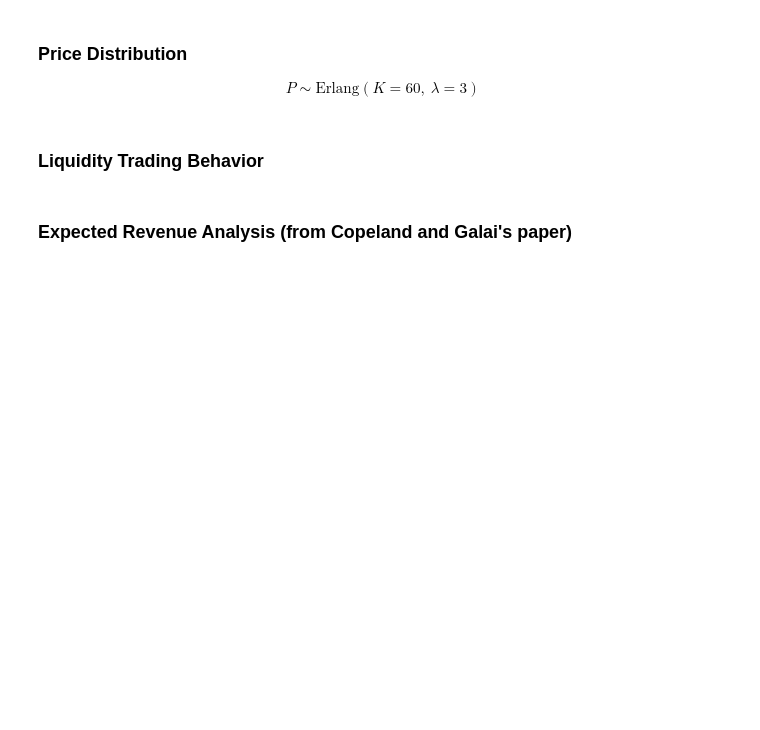
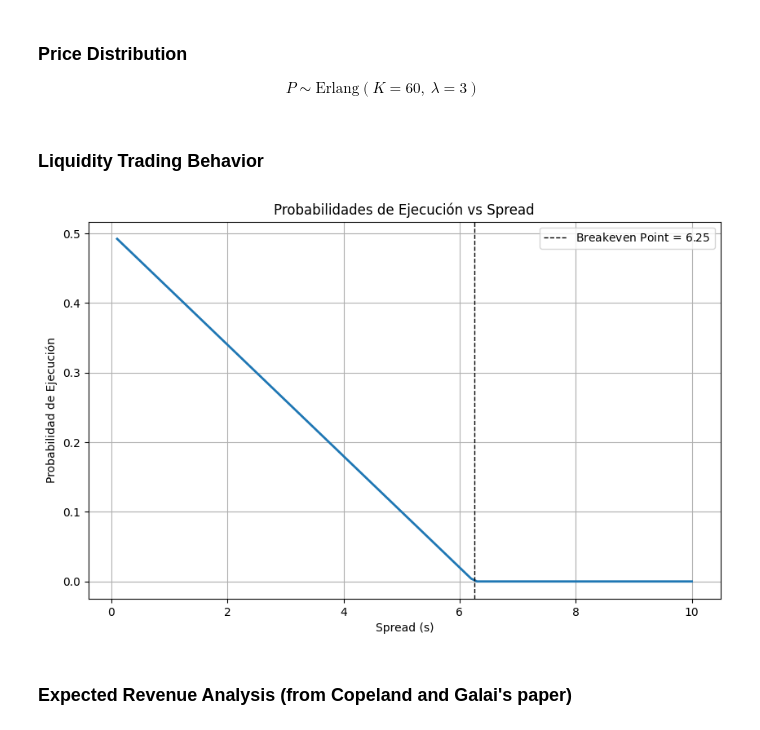
Before and after one commit to Alastor1562/TRADING_2026, a Jupyter notebook: Proyectos/P1.ipynb, the cells around one changed output. Drawn from its saved outputs; the diff is of its cells as text; code cells hidden in the pictures; blank space fills up the shorter version.

```diff
--- a/Proyectos/P1.ipynb
+++ b/Proyectos/P1.ipynb
@@ -70,2 +59,20 @@ profit_per_trade = -res.fun
+# %%
+x = np.linspace(0.1, 10, 100)
+
+y_pi_LB = [pi_LB(i) for i in x]
+
+bp = 5/0.8
+
+plt.figure(figsize=(10, 6))
+plt.plot(x, y_pi_LB, linewidth=2)
+plt.axvline(bp, color='black', linewidth=1, linestyle='--', label = f'Breakeven Point = ${bp}$')
+plt.title('Probabilidades de Ejecución vs Spread')
+plt.xlabel('Spread (s)')
+plt.ylabel('Probabilidad de Ejecución')
+plt.legend()
+plt.grid()
+plt.show()
+# %% [output]
+[figure, added]
 # %% [markdown]
 ### **Expected Revenue Analysis (from Copeland and Galai's paper)**
```
Also changed, not shown: parts of 5 cells of this notebook.
